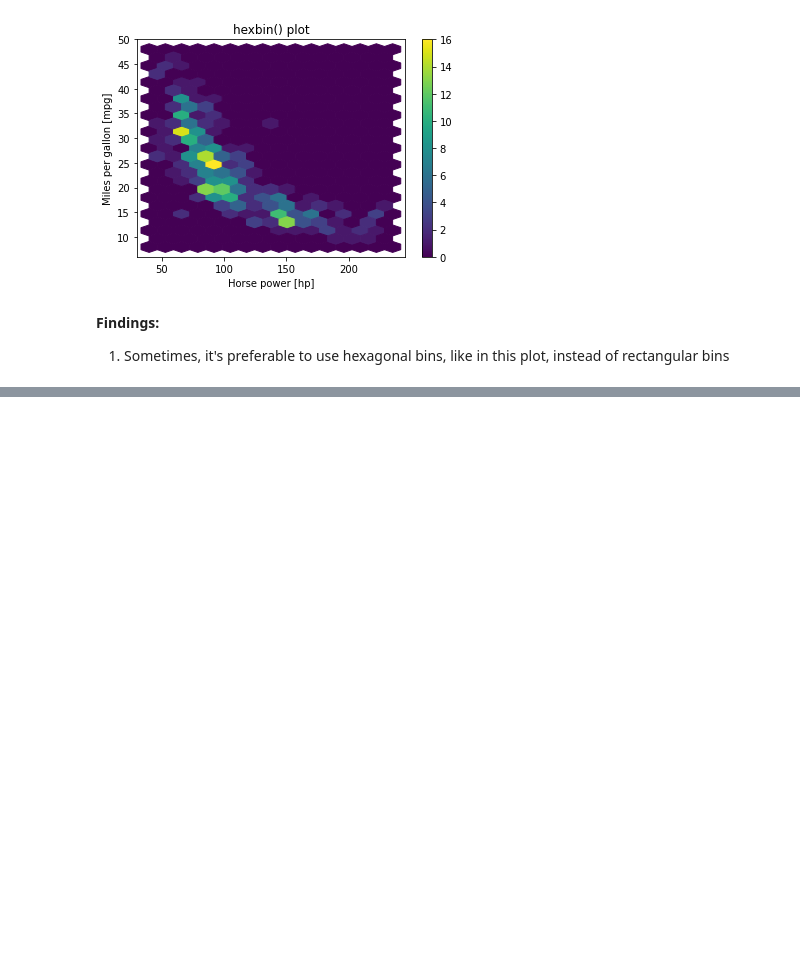
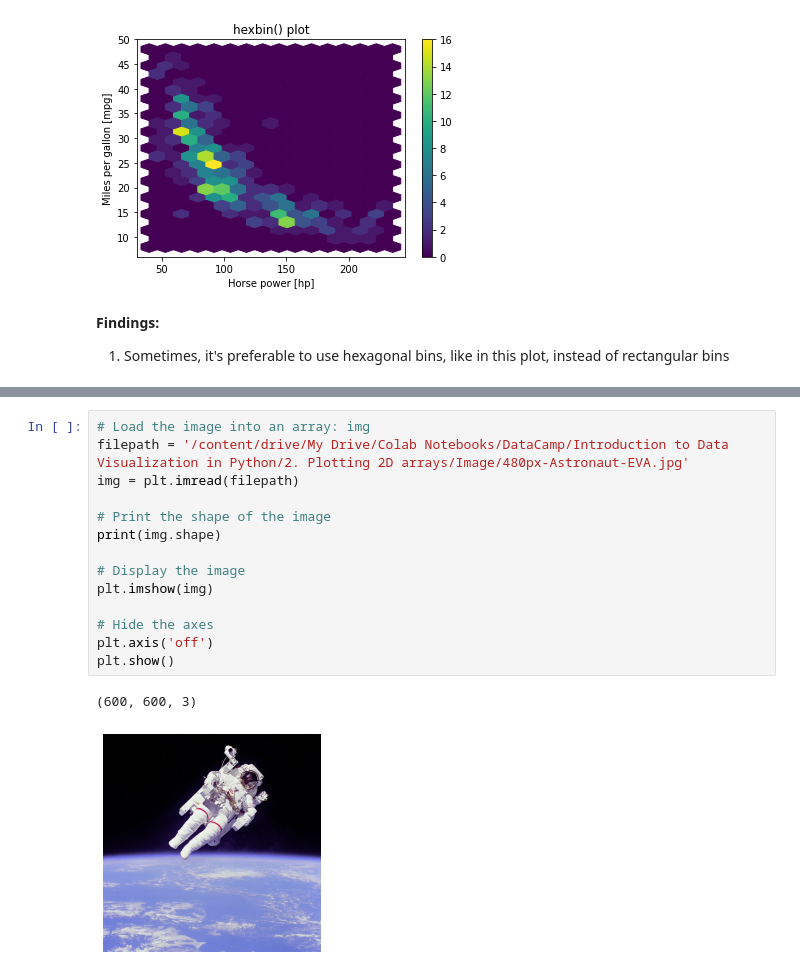
Before and after one commit to zaedulislam/Introduction_to_Data_Visualization_in_Python, a Jupyter notebook: 2. Plotting 2D arrays/Plotting 2D arrays.ipynb, the cells around one changed output, grey strips where cells are left out. Drawn from its saved outputs; the diff is of its cells as text; blank space fills up the shorter version.

Commit message:
Pseudocolor plot from image data

```diff
--- a/2. Plotting 2D arrays/Plotting 2D arrays.ipynb
+++ b/2. Plotting 2D arrays/Plotting 2D arrays.ipynb
@@ -198,0 +210,17 @@ plt.show()
+# %%
+# Load the image into an array: img
+filepath = '/content/drive/My Drive/Colab Notebooks/DataCamp/Introduction to Data Visualization in Python/2. Plotting 2D arrays/Image/480px-Astronaut-EVA.jpg'
+img = plt.imread(filepath)
+
+# Print the shape of the image
+print(img.shape)
+
+# Display the image
+plt.imshow(img)
+
+# Hide the axes
+plt.axis('off')
+plt.show()
+# %% [output]
+(600, 600, 3)
+[figure, added]
```
Also changed, not shown: parts of 6 cells of this notebook.
